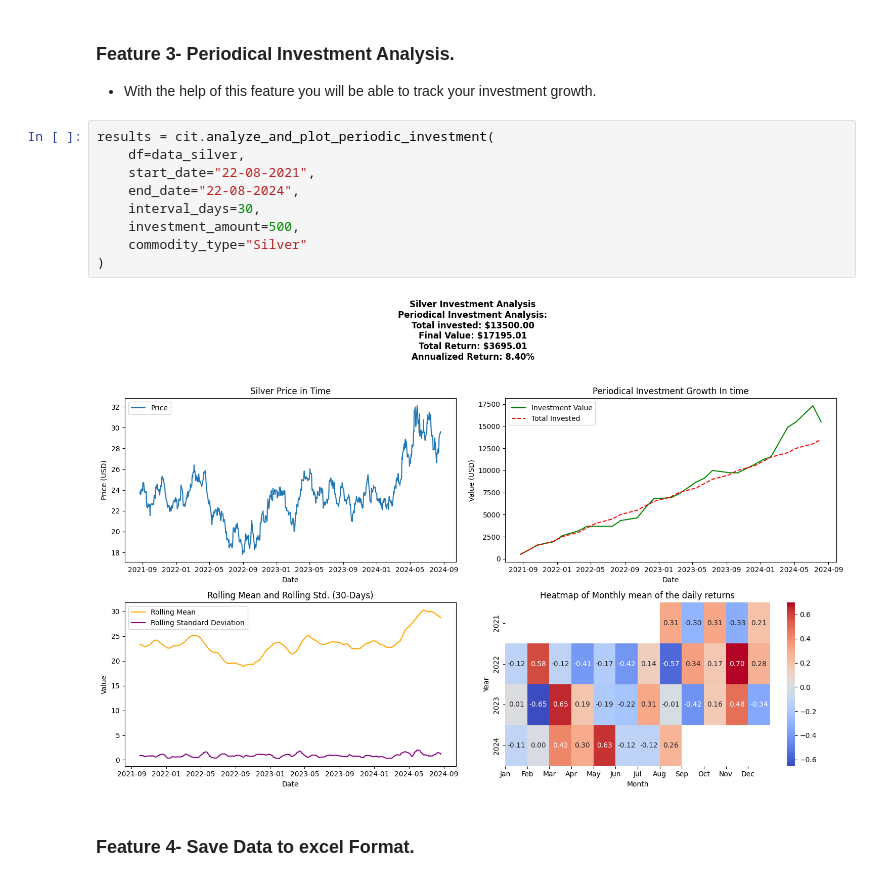
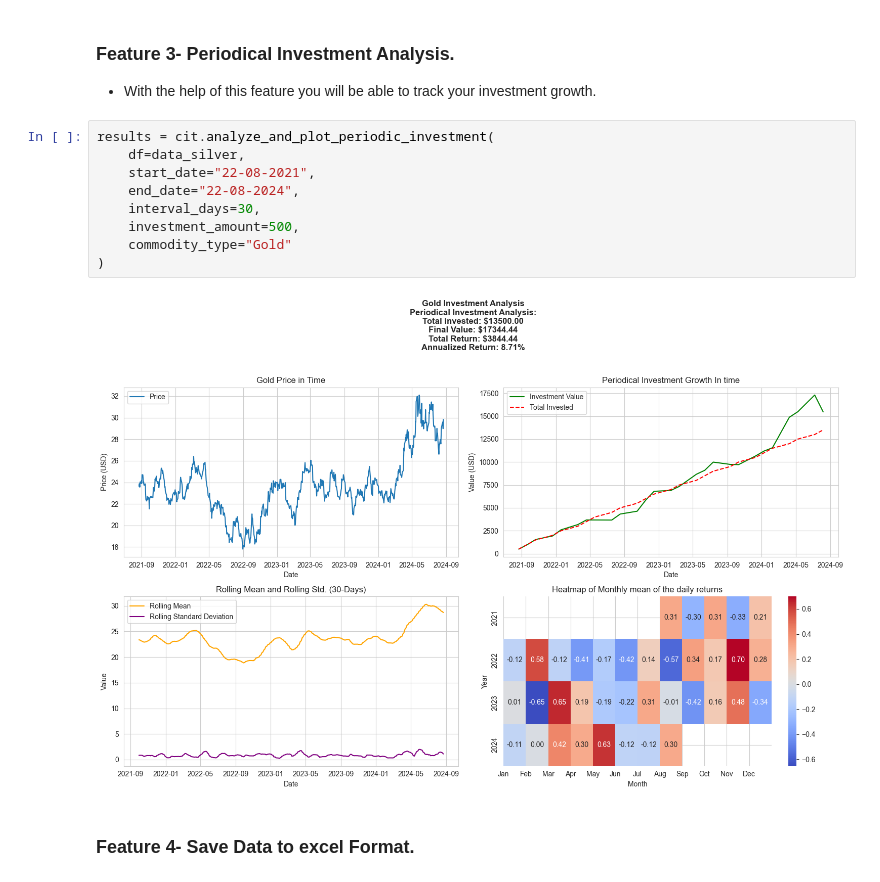
Before and after one commit to Emirtatlici/CommodityInvestmentTracker-CIT, a Jupyter notebook: use_CIT.ipynb, the cells around one changed output. Cells and saved outputs as stored; diff of their text form.

```diff
--- a/use_CIT.ipynb
+++ b/use_CIT.ipynb
@@ -39,14 +88,14 @@ cit.analyze_investment(data_gold,start_date="22-08-2021",end_date="22-08-2023",i
 # %%
 results = cit.analyze_and_plot_periodic_investment(
     df=data_silver,
     start_date="22-08-2021",
     end_date="22-08-2024",
     interval_days=30,
     investment_amount=500,
-    commodity_type="Silver"
+    commodity_type="Gold"
 )
 # %% [output]
-[figure, old version]
+[figure, new version]
 # %% [markdown]
 ### Feature 4- Save Data to excel Format.
 # %%
```
Also changed, not shown: parts of 12 cells of this notebook, 5 other files.
